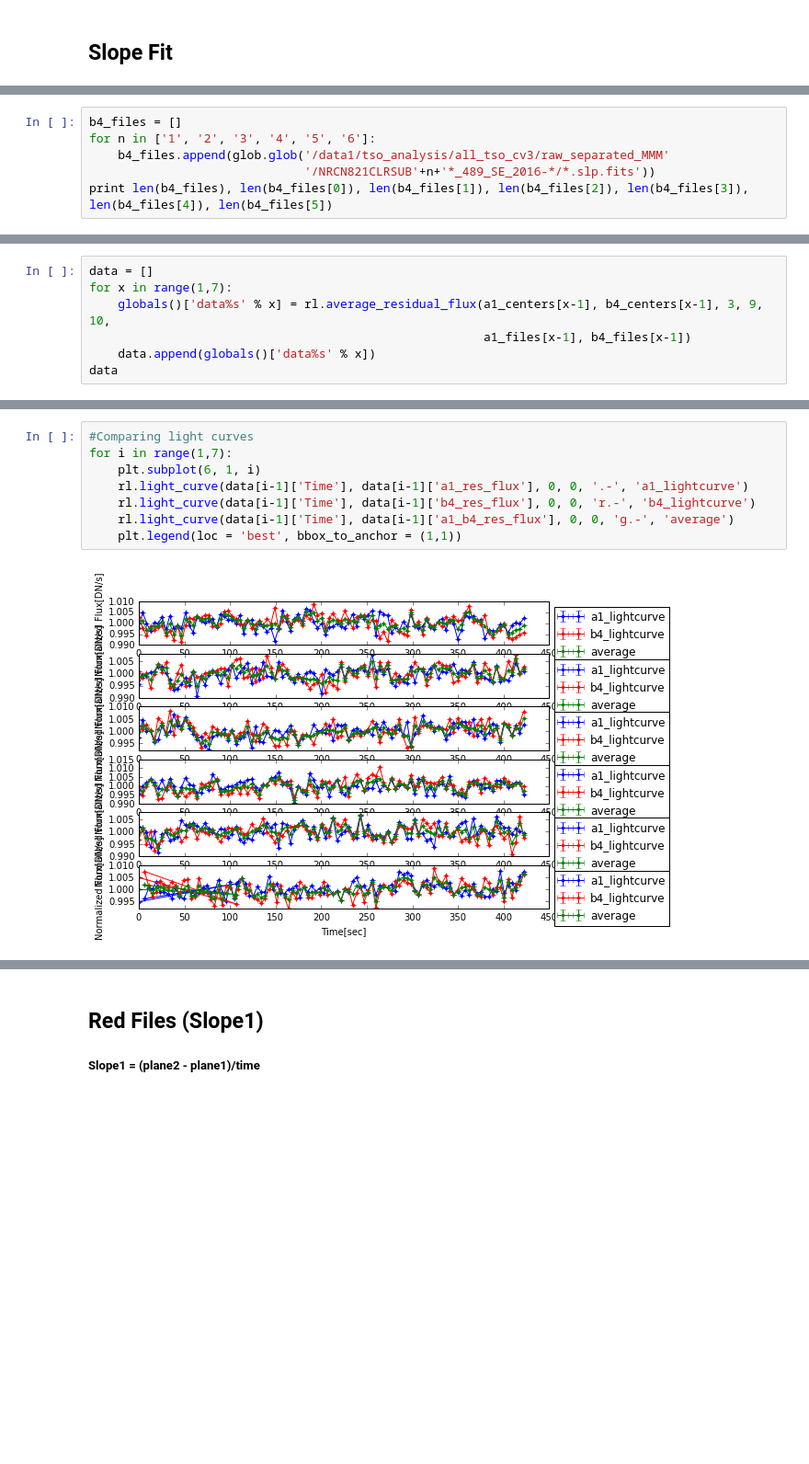
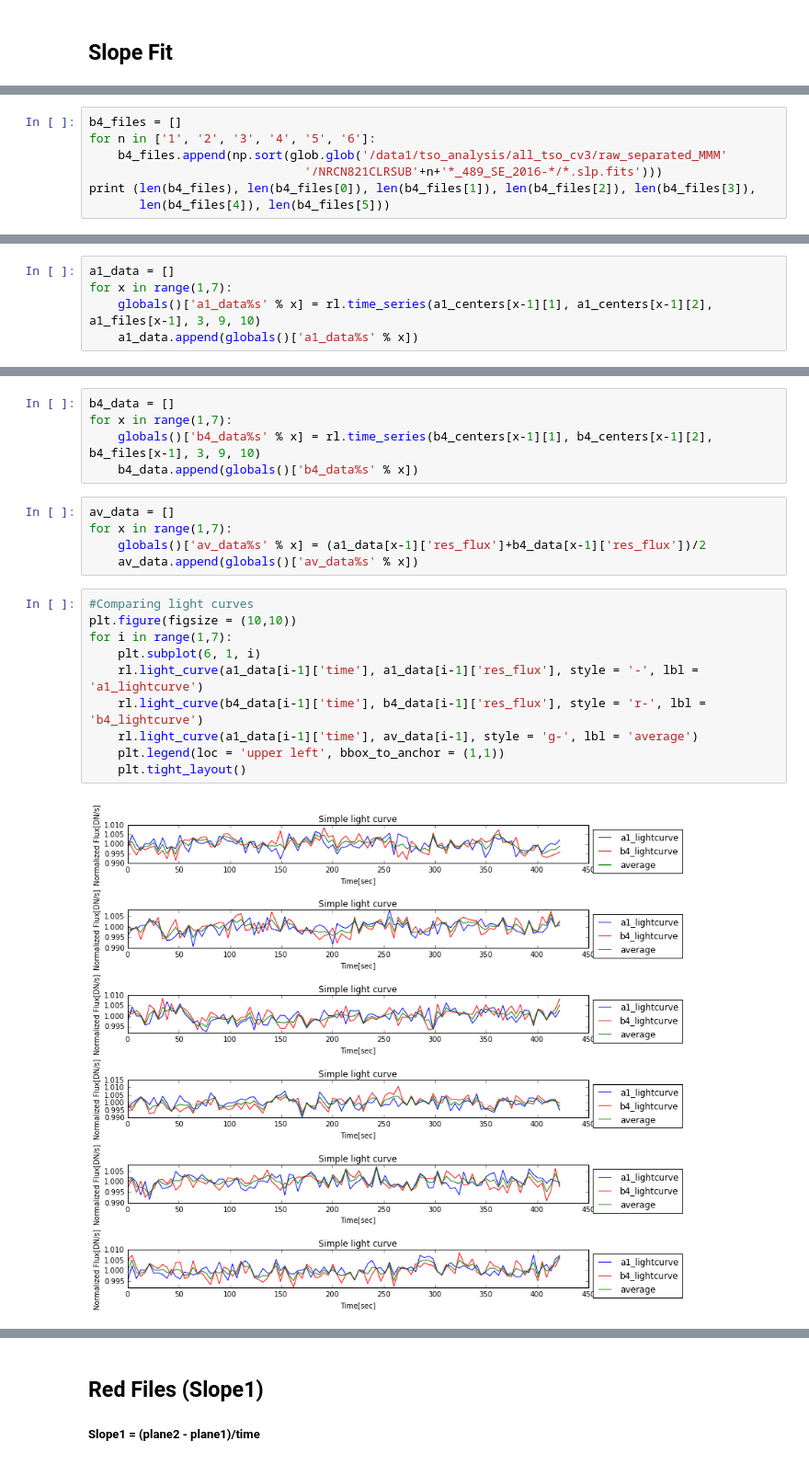
Before and after one commit to rafia37/NIRCam-data-analysis, a Jupyter notebook: Analyzing In-focus data.ipynb, the cells around one changed output, grey strips where cells are left out. Shown at 92% size. Saved outputs shown, nothing was run; the diff lists cells and outputs as text; blank space fills up the shorter version.

```diff
--- a/Analyzing In-focus data.ipynb
+++ b/Analyzing In-focus data.ipynb
@@ -21,7 +22,8 @@ print len(a1_files), len(a1_files[0]), len(a1_files[1]), len(a1_files[2]), len(a
 # %%
 b4_files = []
 for n in ['1', '2', '3', '4', '5', '6']:
-    b4_files.append(glob.glob('/data1/tso_analysis/all_tso_cv3/raw_separated_MMM'
-                              '/NRCN821CLRSUB'+n+'*_489_SE_2016-*/*.slp.fits'))
-print len(b4_files), len(b4_files[0]), len(b4_files[1]), len(b4_files[2]), len(b4_files[3]), len(b4_files[4]), len(b4_files[5])
+    b4_files.append(np.sort(glob.glob('/data1/tso_analysis/all_tso_cv3/raw_separated_MMM'
+                              '/NRCN821CLRSUB'+n+'*_489_SE_2016-*/*.slp.fits')))
+print (len(b4_files), len(b4_files[0]), len(b4_files[1]), len(b4_files[2]), len(b4_files[3]),
+       len(b4_files[4]), len(b4_files[5]))
 # %% [output]
@@ -79,7 +45,5 @@ b4_centers
 # %%
-data = []
+a1_data = []
 for x in range(1,7):
-    globals()['data%s' % x] = rl.average_residual_flux(a1_centers[x-1], b4_centers[x-1], 3, 9, 10,
-                                                       a1_files[x-1], b4_files[x-1])
-    data.append(globals()['data%s' % x])
-data
+    globals()['a1_data%s' % x] = rl.time_series(a1_centers[x-1][1], a1_centers[x-1][2], a1_files[x-1], 3, 9, 10)
+    a1_data.append(globals()['a1_data%s' % x])
@@ -104,13 +50,25 @@ data
+# %%
+b4_data = []
+for x in range(1,7):
+    globals()['b4_data%s' % x] = rl.time_series(b4_centers[x-1][1], b4_centers[x-1][2], b4_files[x-1], 3, 9, 10)
+    b4_data.append(globals()['b4_data%s' % x])
+# %%
+av_data = []
+for x in range(1,7):
+    globals()['av_data%s' % x] = (a1_data[x-1]['res_flux']+b4_data[x-1]['res_flux'])/2
+    av_data.append(globals()['av_data%s' % x])
 # %%
 #Comparing light curves
+plt.figure(figsize = (10,10))
 for i in range(1,7):
     plt.subplot(6, 1, i)
-    rl.light_curve(data[i-1]['Time'], data[i-1]['a1_res_flux'], 0, 0, '.-', 'a1_lightcurve')
-    rl.light_curve(data[i-1]['Time'], data[i-1]['b4_res_flux'], 0, 0, 'r.-', 'b4_lightcurve')
-    rl.light_curve(data[i-1]['Time'], data[i-1]['a1_b4_res_flux'], 0, 0, 'g.-', 'average')
-    plt.legend(loc = 'best', bbox_to_anchor = (1,1))
+    rl.light_curve(a1_data[i-1]['time'], a1_data[i-1]['res_flux'], style = '-', lbl = 'a1_lightcurve')
+    rl.light_curve(b4_data[i-1]['time'], b4_data[i-1]['res_flux'], style = 'r-', lbl = 'b4_lightcurve')
+    rl.light_curve(a1_data[i-1]['time'], av_data[i-1], style = 'g-', lbl = 'average')
+    plt.legend(loc = 'upper left', bbox_to_anchor = (1,1))
+    plt.tight_layout()
 # %% [output]
-[figure, old version]
+[figure, new version]
 # %%
 #Comparing Measured error/ Standard Deviation
 stdev = Table(names = ('Test Number', 'Stdev'))
```
Also changed, not shown: parts of 32 cells of this notebook, 24 other files.
